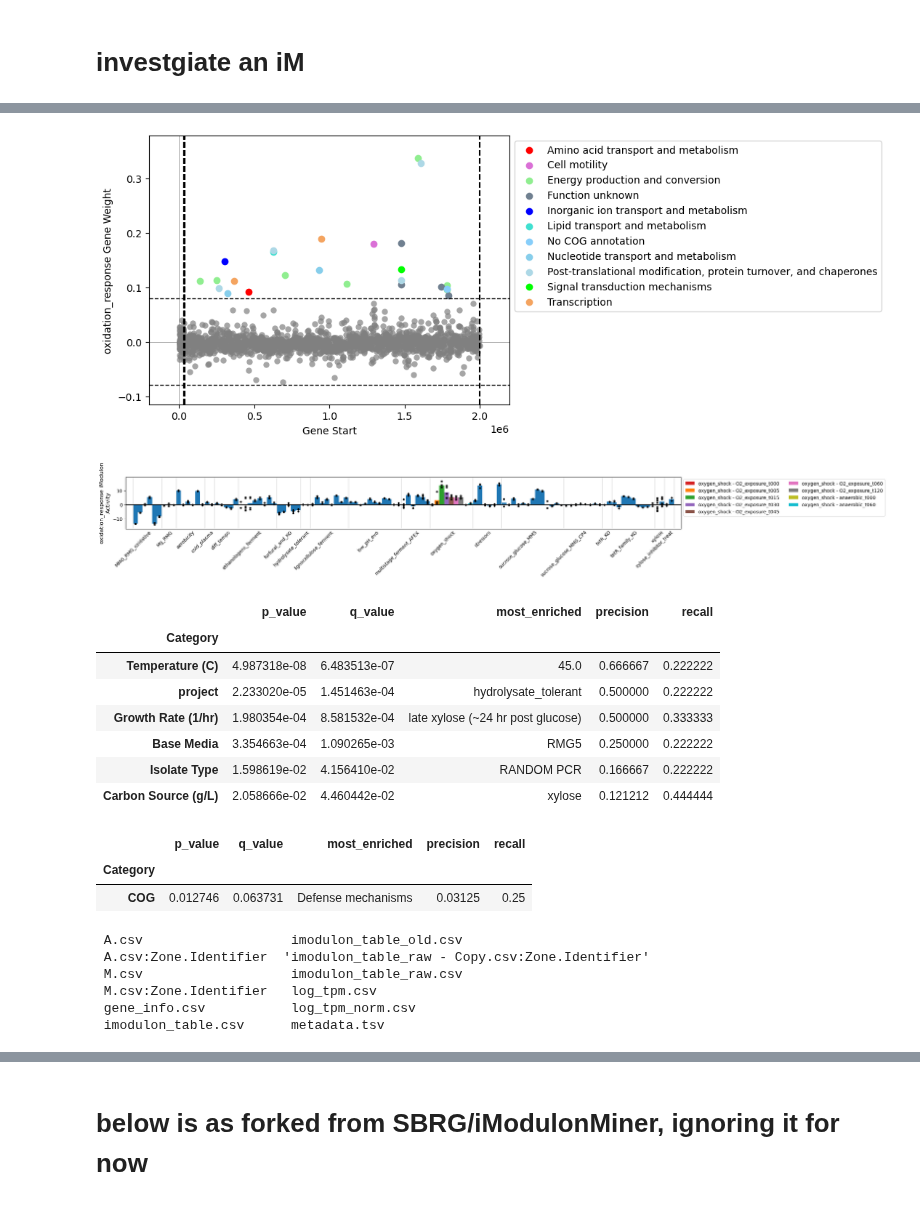
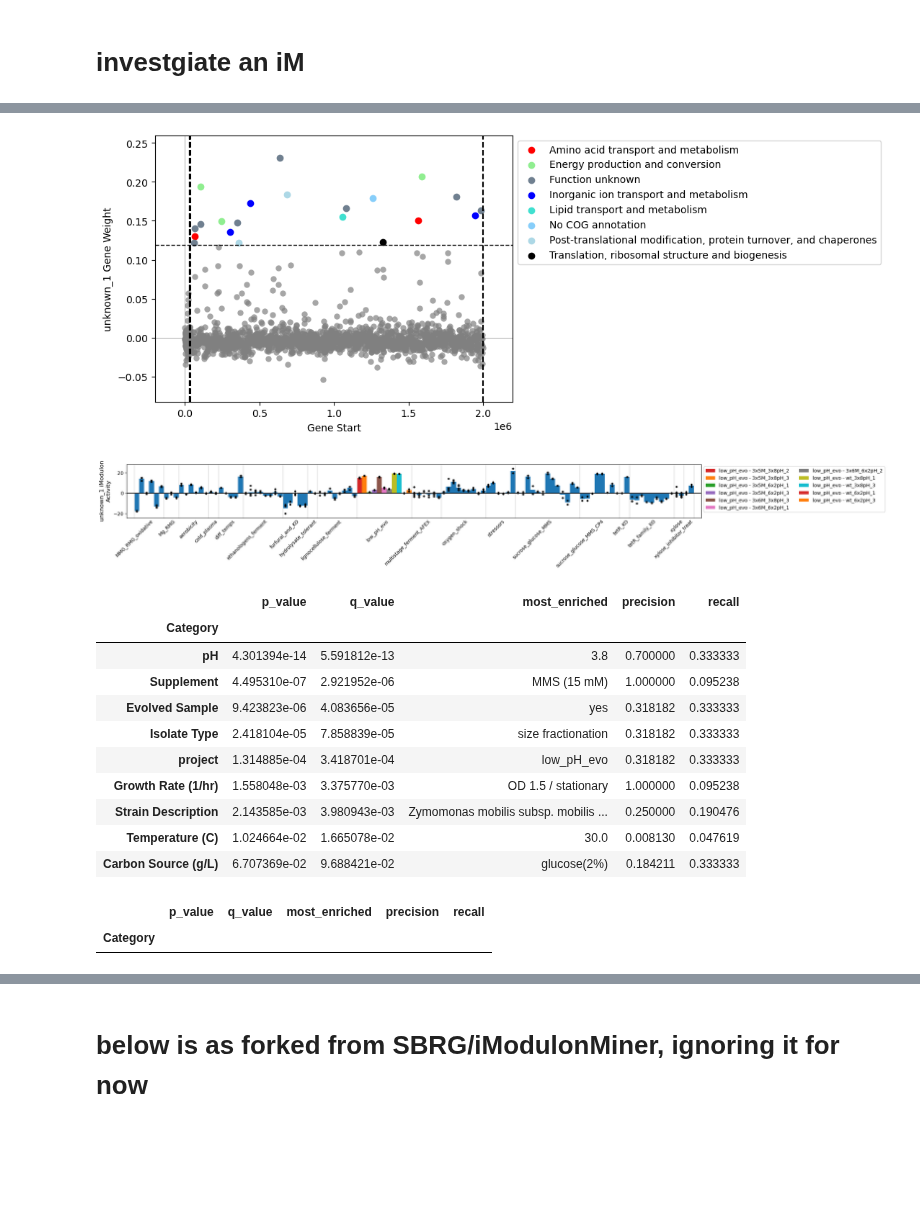
Before and after one commit to cristalzucsd/iModulonMiner, a Jupyter notebook: 5_characterize_iModulons/3_manual_iModulon_curation.ipynb, the cells around one changed output, grey strips where cells are left out. Drawn from its saved outputs; the diff is of its cells as text; code cells hidden in the pictures; blank space fills up the shorter version.

```diff
--- a/5_characterize_iModulons/3_manual_iModulon_curation.ipynb
+++ b/5_characterize_iModulons/3_manual_iModulon_curation.ipynb
@@ -266,7 +266,7 @@ def custom_plot_gene_weights(ica_data, imodulon, by="start", xaxis=None, xname="
 # %% [markdown]
 # investgiate an iM
 # %%
-iM_ct = 'oxidation_response'
+iM_ct = 'unknown_1'
 # %%
 pd.set_option('display.max_rows', 500)
 ica_data.view_imodulon(iM_ct).sort_values(by = 'gene_weight', ascending = False, key = abs)
@@ -292,37 +292,30 @@ ica_data.view_imodulon(iM_ct).sort_values(by = 'gene_weight', ascending = False,
 custom_plot_gene_weights(ica_data, iM_ct)
 plt.show()
 # %% [output]
-[figure, old version]
+[figure, new version]
 # %%
-plot_activities(ica_data, iM_ct, highlight=['oxygen_shock'])
+plot_activities(ica_data, iM_ct, highlight=['low_pH_evo'])
 plt.show()
 # %% [output]
-[figure, old version]
+[figure, new version]
 # %%
 out = metadata_enrichment(ica_data, iM_ct)
 out[out['q_value'] < 0.10]
 # %% [output]
 |  | p_value | q_value | most_enriched | precision | recall |
 | Category |  |  |  |  |  |
-| Temperature (C) | 4.987318e-08 | 6.483513e-07 | 45.0 | 0.666667 | 0.222222 |
-| project | 2.233020e-05 | 1.451463e-04 | hydrolysate_tolerant | 0.500000 | 0.222222 |
-| Growth Rate (1/hr) | 1.980354e-04 | 8.581532e-04 | late xylose (~24 hr post glucose) | 0.500000 | 0.333333 |
-| Base Media | 3.354663e-04 | 1.090265e-03 | RMG5 | 0.250000 | 0.222222 |
-| Isolate Type | 1.598619e-02 | 4.156410e-02 | RANDOM PCR | 0.166667 | 0.222222 |
-| Carbon Source (g/L) | 2.058666e-02 | 4.460442e-02 | xylose | 0.121212 | 0.444444 |
+| pH | 4.301394e-14 | 5.591812e-13 | 3.8 | 0.700000 | 0.333333 |
+| Supplement | 4.495310e-07 | 2.921952e-06 | MMS (15 mM) | 1.000000 | 0.095238 |
+| Evolved Sample | 9.423823e-06 | 4.083656e-05 | yes | 0.318182 | 0.333333 |
+| Isolate Type | 2.418104e-05 | 7.858839e-05 | size fractionation | 0.318182 | 0.333333 |
+| project | 1.314885e-04 | 3.418701e-04 | low_pH_evo | 0.318182 | 0.333333 |
+| Growth Rate (1/hr) | 1.558048e-03 | 3.375770e-03 | OD 1.5 / stationary | 1.000000 | 0.095238 |
+| Strain Description | 2.143585e-03 | 3.980943e-03 | Zymomonas mobilis subsp. mobilis ... | 0.250000 | 0.190476 |
+| Temperature (C) | 1.024664e-02 | 1.665078e-02 | 30.0 | 0.008130 | 0.047619 |
+| Carbon Source (g/L) | 6.707369e-02 | 9.688421e-02 | glucose(2%) | 0.184211 | 0.333333 |
 # %%
 out = genes_enrichment(ica_data, iM_ct)
 out[out['q_value'] < 0.10]
 # %% [output]
 |  | p_value | q_value | most_enriched | precision | recall |
 | Category |  |  |  |  |  |
-| COG | 0.012746 | 0.063731 | Defense mechanisms | 0.03125 | 0.25 |
-# %%
-ls ../data/processed_data
-# %% [output]
- A.csv                   imodulon_table_old.csv
- A.csv:Zone.Identifier  'imodulon_table_raw - Copy.csv:Zone.Identifier'
- M.csv                   imodulon_table_raw.csv
- M.csv:Zone.Identifier   log_tpm.csv
- gene_info.csv           log_tpm_norm.csv
- imodulon_table.csv      metadata.tsv
```
Also changed, not shown: parts of 3 cells of this notebook, 28 other files.
